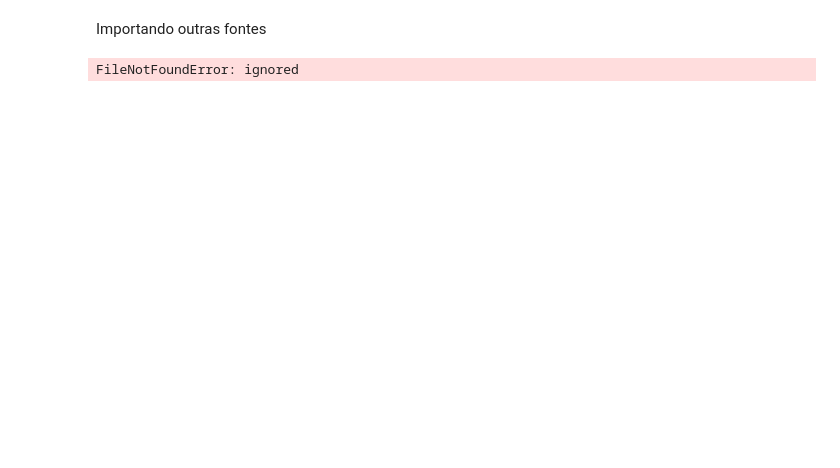
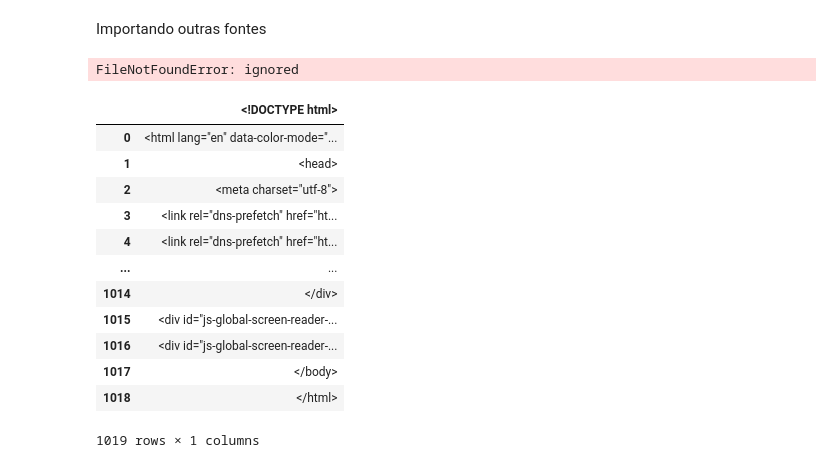
Before and after one commit to cesarcalafrioli/PYTHON_ANOTACOES, a Jupyter notebook: pandas.ipynb, the cells around one changed output. Cells and saved outputs as stored; diff of their text form; code cells hidden in the pictures; blank space fills up the shorter version.

```diff
--- a/pandas.ipynb
+++ b/pandas.ipynb
@@ -179,7 +179,27 @@ Importando outras fontes
 # %%
 import pandas as pd
 # %%
-json = open('https://raw.githubusercontent.com/cesarcalafrioli/PYTHON_ANOTACOES/main/dados/aluguel.json')
+json = open('https://raw.githubusercontent.com/cesarcalafrioli/PYTHON_ANOTACOES/main/dados/aluguel.json', orient='records', dtype='dict')
 print(json.read())
-# %% [output]
-FileNotFoundError: ignored
+# %%
+txt = open('https://raw.githubusercontent.com/cesarcalafrioli/PYTHON_ANOTACOES/main/dados/aluguel.txt')
+print(txt.read())
+# %% [output]
+FileNotFoundError: ignored
+# %%
+df_xlsx = pd.read_table('https://github.com/cesarcalafrioli/PYTHON_ANOTACOES/blob/main/dados/aluguel.xlsx')
+df_xlsx
+# %% [output]
+|  | <!DOCTYPE html> |
+| 0 | <html lang="en" data-color-mode="... |
+| 1 | <head> |
+| 2 | <meta charset="utf-8"> |
+| 3 | <link rel="dns-prefetch" href="ht... |
+| 4 | <link rel="dns-prefetch" href="ht... |
+| ... | ... |
+| 1014 | </div> |
+| 1015 | <div id="js-global-screen-reader-... |
+| 1016 | <div id="js-global-screen-reader-... |
+| 1017 | </body> |
+| 1018 | </html> |
+1019 rows × 1 columns
```
Also changed, not shown: parts of 1 cell of this notebook.
